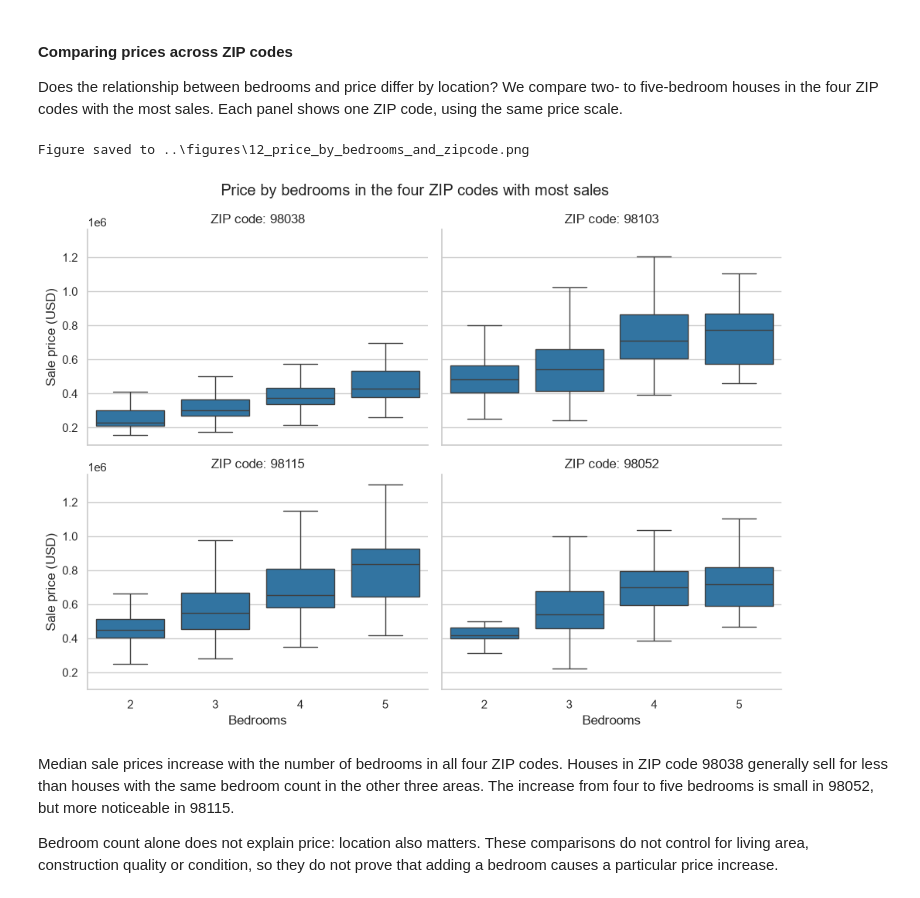
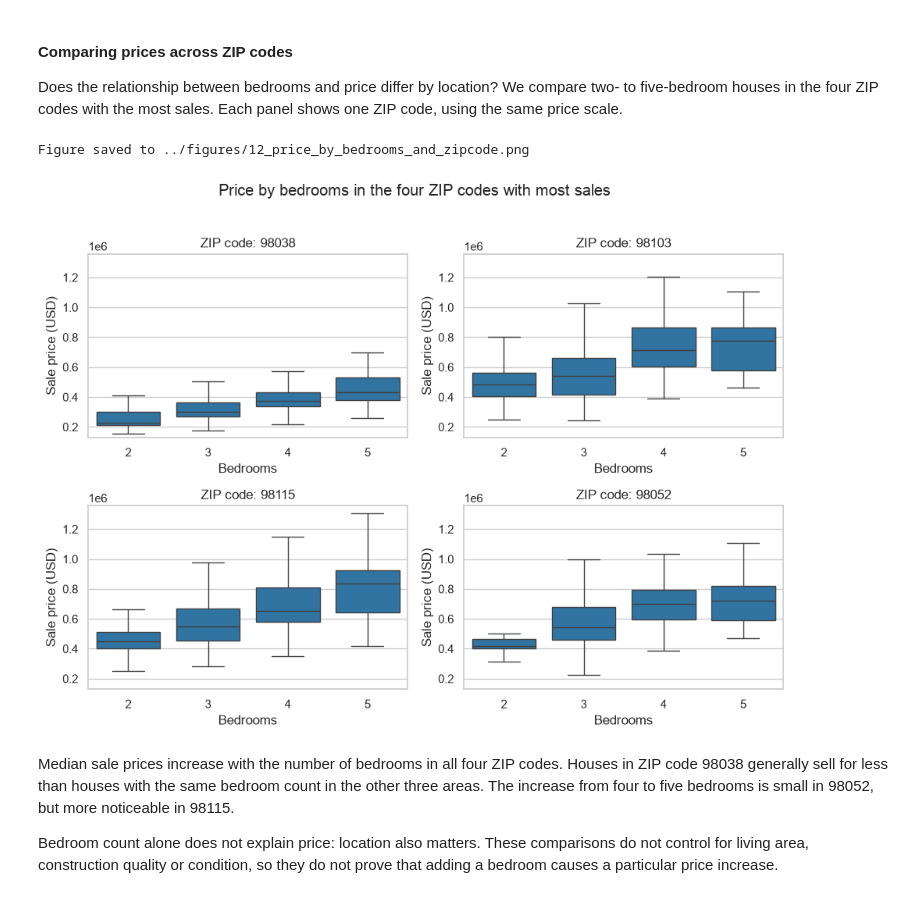
Before and after one commit to iaac-maai/2-day1-assignment, a Jupyter notebook: notebook/Day1Group2.ipynb, the cells around one changed output. Saved outputs shown, nothing was run; the diff lists cells and outputs as text; code cells hidden in the pictures.

```diff
--- a/notebook/Day1Group2.ipynb
+++ b/notebook/Day1Group2.ipynb
@@ -975,42 +970,51 @@ Does the relationship between bedrooms and price differ by location? We compare
 # %%
 # Finding the four ZIP codes with the most sales
 top4_zipcodes = df_clean["zipcode"].value_counts().head(4).index
 
 # Selecting these areas and houses with 2–5 bedrooms
 facet_data = df_clean[
     df_clean["zipcode"].isin(top4_zipcodes)
     & df_clean["bedrooms"].between(2, 5)
 ]
 
-# Drawing one box plot per ZIP code
-grid = sns.catplot(
-    data=facet_data,
-    x="bedrooms",
-    y="price",
-    order=[2, 3, 4, 5],
-    col="zipcode",
-    col_order=top4_zipcodes.tolist(),
-    col_wrap=2,
-    kind="box",
-    showfliers=False,
-    height=3.5,
-    aspect=1.4,
-    color="tab:blue",
-    sharey=True
+# Drawing one box plot per ZIP code in a 2x2 grid
+# Note: built with plt.subplots instead of sns.catplot(col=..., sharey=True).
+# With matplotlib 3.11, shared y-axes in a facet grid crash when saving
+# ("ValueError: cannot convert float NaN to integer"), so we give every
+# panel the same y range by hand instead of using sharey.
+fig, axes = plt.subplots(2, 2, figsize=(9.8, 7))
+
+for ax, zipcode in zip(axes.flat, top4_zipcodes):
+    sns.boxplot(
+        data=facet_data[facet_data["zipcode"] == zipcode],
+        x="bedrooms",
+        y="price",
+        order=[2, 3, 4, 5],
+        showfliers=False,
+        color="tab:blue",
+        ax=ax
+    )
+    ax.set_title(f"ZIP code: {zipcode}")
+    ax.set_xlabel("Bedrooms")
+    ax.set_ylabel("Sale price (USD)")
+
+# Same y range in every panel so the four ZIP codes can be compared
+y_min = min(ax.get_ylim()[0] for ax in axes.flat)
+y_max = max(ax.get_ylim()[1] for ax in axes.flat)
+for ax in axes.flat:
+    ax.set_ylim(y_min, y_max)
+
+fig.suptitle(
+    "Price by bedrooms in the four ZIP codes with most sales",
+    y=1.02
 )
-
-grid.set_axis_labels("Bedrooms", "Sale price (USD)")
-grid.set_titles("ZIP code: {col_name}")
-grid.figure.suptitle(
-    "Price by bedrooms in the four ZIP codes with most sales",
-    y=1.03
-)
+fig.tight_layout()
 
 save_fig("12_price_by_bedrooms_and_zipcode")
 plt.show()
 # %% [output]
-Figure saved to ..\figures\12_price_by_bedrooms_and_zipcode.png
+Figure saved to ../figures/12_price_by_bedrooms_and_zipcode.png
-[figure, old version]
+[figure, new version]
 # %% [markdown]
 Median sale prices increase with the number of bedrooms in all four ZIP codes. Houses in ZIP code 98038 generally sell for less than houses with the same bedroom count in the other three areas. The increase from four to five bedrooms is small in 98052, but more noticeable in 98115.
 
```
Also changed, not shown: parts of 19 cells of this notebook, 12 other files.
